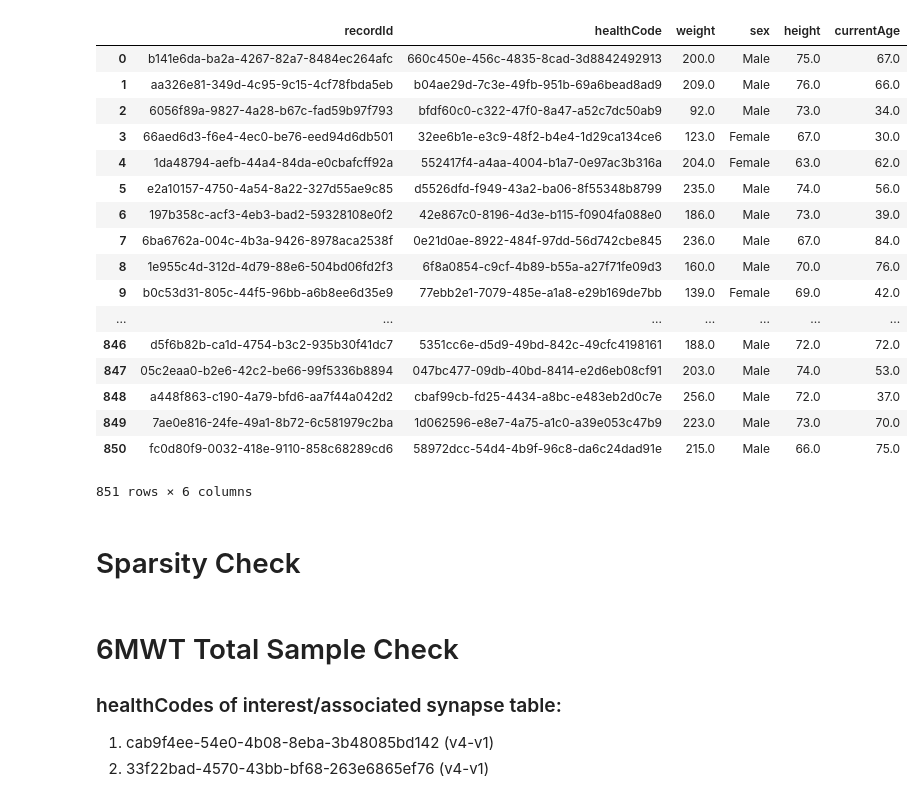
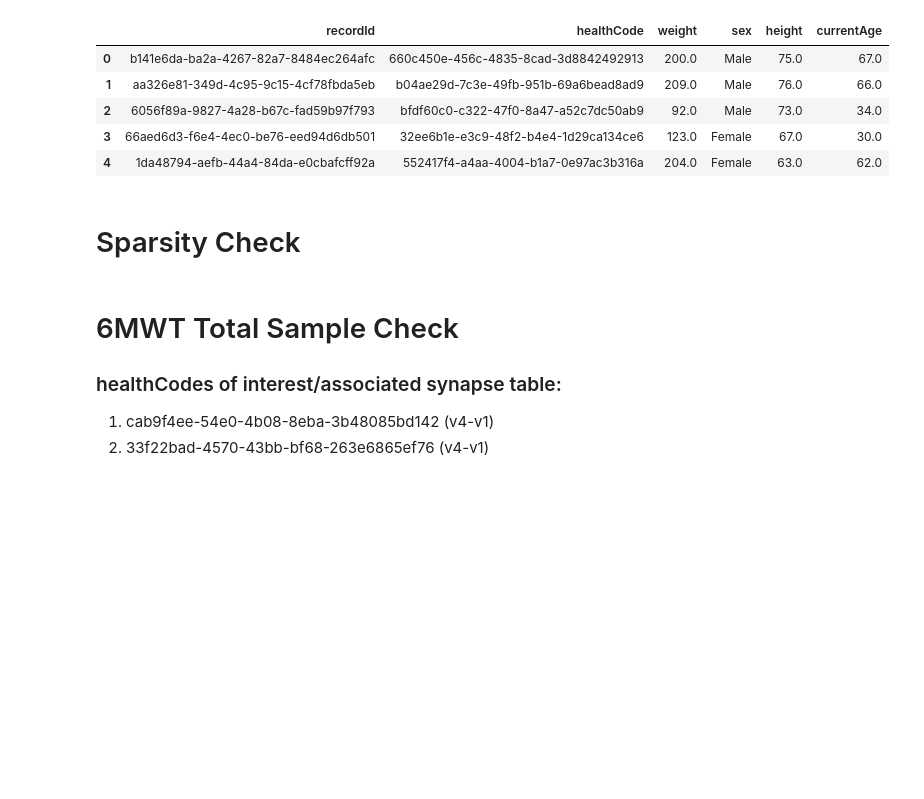
Before and after one commit to AshleyLab/MHC-Gait-Cluster, a Jupyter notebook: MHC-Gait.ipynb, the cells around one changed output. Saved outputs shown, nothing was run; the diff lists cells and outputs as text; code cells hidden in the pictures; blank space fills up the shorter version.

```diff
--- a/MHC-Gait.ipynb
+++ b/MHC-Gait.ipynb
@@ -93,46 +93,34 @@ csv = csv[csv['healthCode'].isin(sixminutewalktotal['healthCode'])]
 # Re-index
 csv.index = range(994)
 cvhealth.drop(columns=['ROW_ID', 'ROW_VERSION', 'recordId', 'appVersion', 'phoneInfo', 'uploadDate',
                              'externalId', 'dataGroups', 'createdOn',
                              'createdOnTimeZone', 'userSharingScope', 'validationErrors',
                              'family_history', 'medications_to_treat', 'vascular', 'ethnicity',
                             'race', 'education'], inplace=True)
 
 csv = csv[csv['healthCode'].isin(cvhealth['healthCode'])]
 # Re-index after dropping those without CVD data
 csv.index = range(851)
 healthCodeTotal = csv["healthCode"].values
 
 v4 = csv[csv['healthCode'].isin(sixminutev4['healthCode'])]
 v6 = csv[csv['healthCode'].isin(sixminutev6['healthCode'])]
 v2 = csv[csv['healthCode'].isin(sixminutev2['healthCode'])]
 v1 = csv[csv['healthCode'].isin(sixminutev1['healthCode'])]
 
 v4 = np.asarray(v4['healthCode'].values)
 v2 = np.asarray(v2['healthCode'].values)
 v1 = np.asarray(v1['healthCode'].values)
 v6 = np.asarray(v6['healthCode'].values)
 sixminutetotalhc = np.concatenate((v4, v2, v1, v6))
-csv
+csv.head()
 # %% [output]
 |  | recordId | healthCode | weight | sex | height | currentAge |
 | 0 | b141e6da-ba2a-4267-82a7-8484ec264afc | 660c450e-456c-4835-8cad-3d8842492913 | 200.0 | Male | 75.0 | 67.0 |
 | 1 | aa326e81-349d-4c95-9c15-4cf78fbda5eb | b04ae29d-7c3e-49fb-951b-69a6bead8ad9 | 209.0 | Male | 76.0 | 66.0 |
 | 2 | 6056f89a-9827-4a28-b67c-fad59b97f793 | bfdf60c0-c322-47f0-8a47-a52c7dc50ab9 | 92.0 | Male | 73.0 | 34.0 |
 | 3 | 66aed6d3-f6e4-4ec0-be76-eed94d6db501 | 32ee6b1e-e3c9-48f2-b4e4-1d29ca134ce6 | 123.0 | Female | 67.0 | 30.0 |
 | 4 | 1da48794-aefb-44a4-84da-e0cbafcff92a | 552417f4-a4aa-4004-b1a7-0e97ac3b316a | 204.0 | Female | 63.0 | 62.0 |
-| 5 | e2a10157-4750-4a54-8a22-327d55ae9c85 | d5526dfd-f949-43a2-ba06-8f55348b8799 | 235.0 | Male | 74.0 | 56.0 |
-| 6 | 197b358c-acf3-4eb3-bad2-59328108e0f2 | 42e867c0-8196-4d3e-b115-f0904fa088e0 | 186.0 | Male | 73.0 | 39.0 |
-| 7 | 6ba6762a-004c-4b3a-9426-8978aca2538f | 0e21d0ae-8922-484f-97dd-56d742cbe845 | 236.0 | Male | 67.0 | 84.0 |
-| 8 | 1e955c4d-312d-4d79-88e6-504bd06fd2f3 | 6f8a0854-c9cf-4b89-b55a-a27f71fe09d3 | 160.0 | Male | 70.0 | 76.0 |
-| 9 | b0c53d31-805c-44f5-96bb-a6b8ee6d35e9 | 77ebb2e1-7079-485e-a1a8-e29b169de7bb | 139.0 | Female | 69.0 | 42.0 |
-| ... | ... | ... | ... | ... | ... | ... |
-| 846 | d5f6b82b-ca1d-4754-b3c2-935b30f41dc7 | 5351cc6e-d5d9-49bd-842c-49cfc4198161 | 188.0 | Male | 72.0 | 72.0 |
-| 847 | 05c2eaa0-b2e6-42c2-be66-99f5336b8894 | 047bc477-09db-40bd-8414-e2d6eb08cf91 | 203.0 | Male | 74.0 | 53.0 |
-| 848 | a448f863-c190-4a79-bfd6-aa7f44a042d2 | cbaf99cb-fd25-4434-a8bc-e483eb2d0c7e | 256.0 | Male | 72.0 | 37.0 |
-| 849 | 7ae0e816-24fe-49a1-8b72-6c581979c2ba | 1d062596-e8e7-4a75-a1c0-a39e053c47b9 | 223.0 | Male | 73.0 | 70.0 |
-| 850 | fc0d80f9-0032-418e-9110-858c68289cd6 | 58972dcc-54d4-4b9f-96c8-da6c24dad91e | 215.0 | Male | 66.0 | 75.0 |
-851 rows × 6 columns
 # %% [markdown]
 # Sparsity Check
 # %%
```
Also changed, not shown: parts of 13 cells of this notebook, 2 other files.
